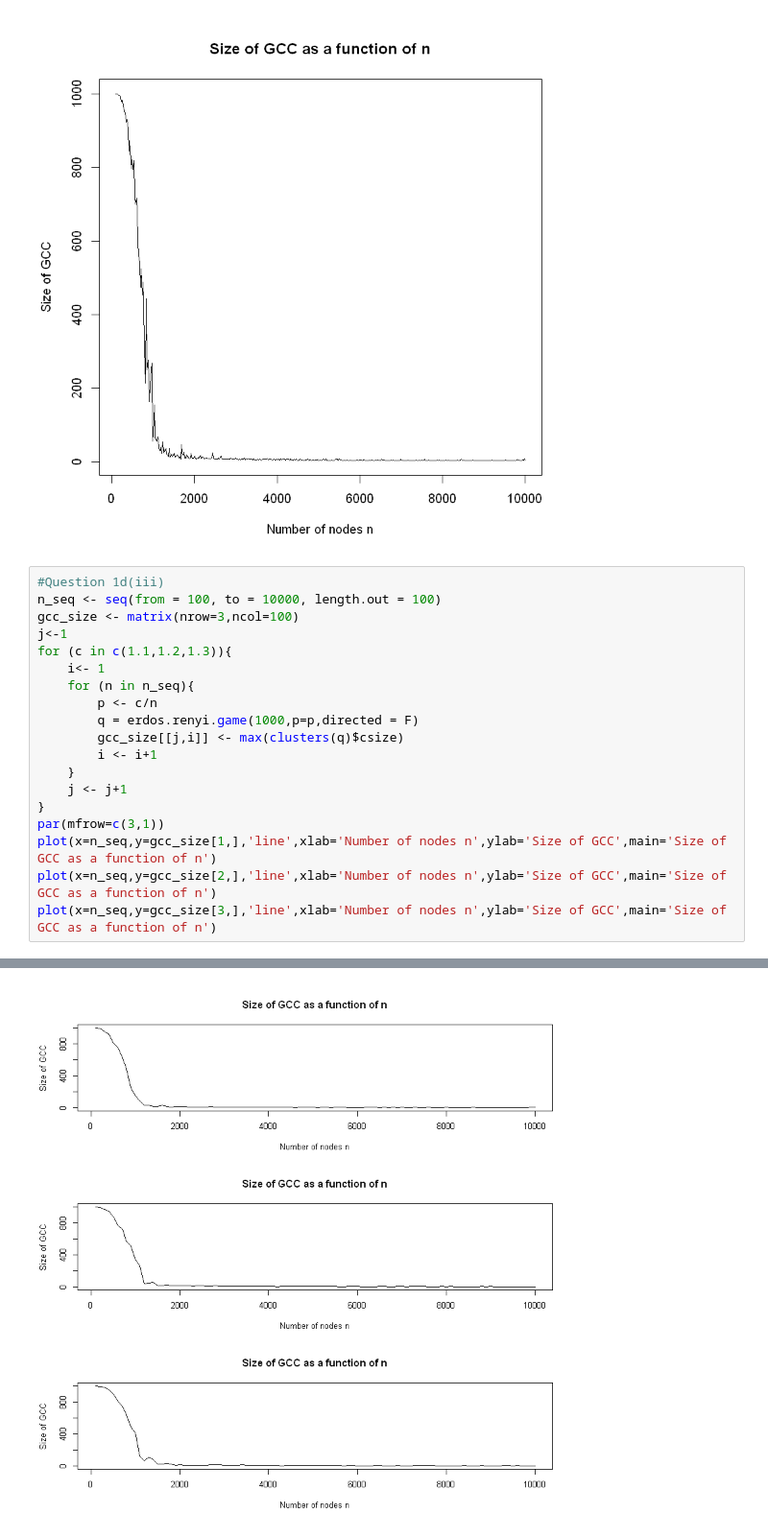
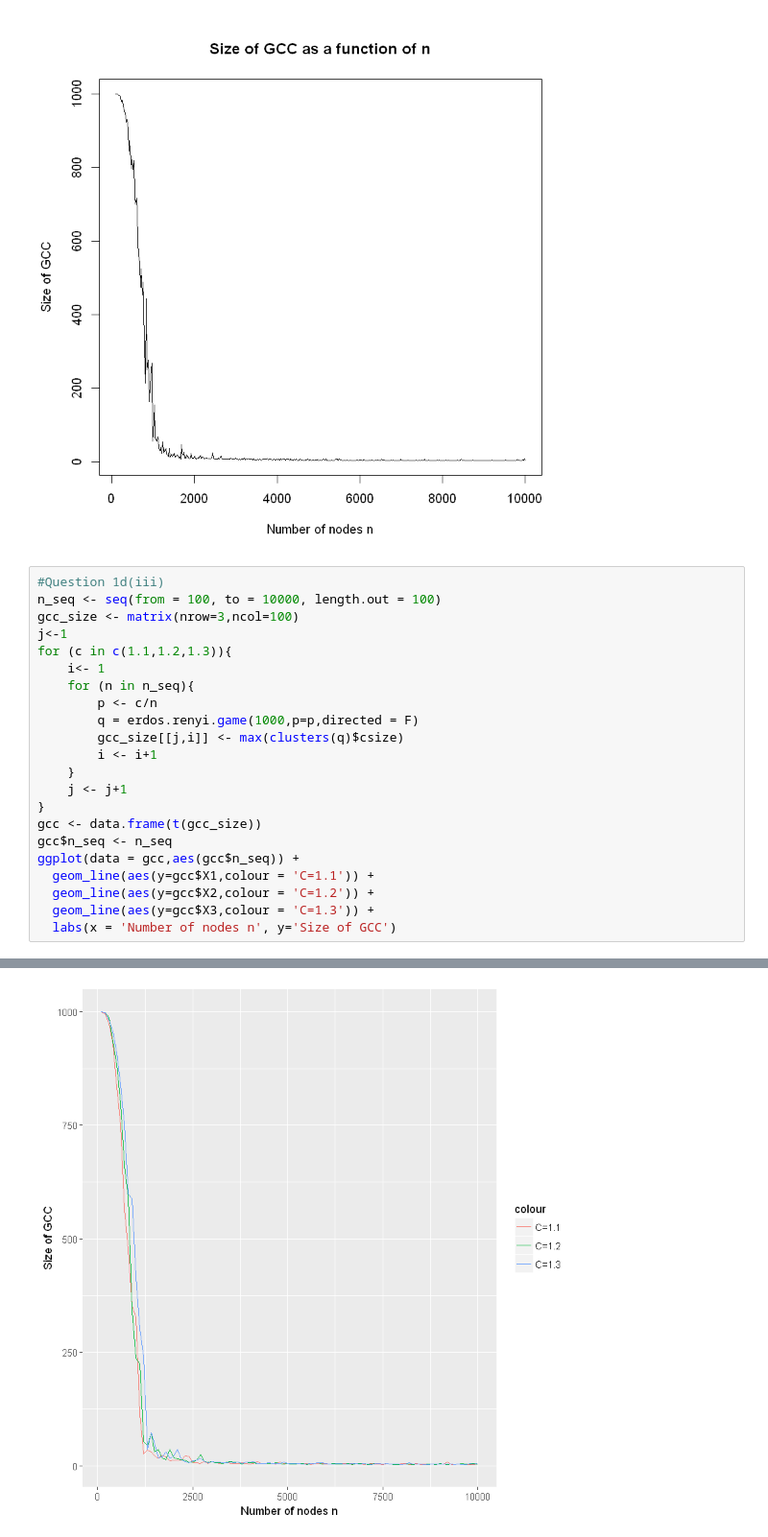
Before and after one commit to maithilibhide/ECE232, a Jupyter notebook: Project1/Q1.1_1.3.ipynb, the cells around one changed output, grey strips where cells are left out. Shown at 96% size. Cells and saved outputs as stored; diff of their text form.

```diff
--- a/Project1/Q1.1_1.3.ipynb
+++ b/Project1/Q1.1_1.3.ipynb
@@ -131,8 +118,11 @@ for (c in c(1.1,1.2,1.3)){
     }
     j <- j+1
 }
-par(mfrow=c(3,1))
-plot(x=n_seq,y=gcc_size[1,],'line',xlab='Number of nodes n',ylab='Size of GCC',main='Size of GCC as a function of n')
-plot(x=n_seq,y=gcc_size[2,],'line',xlab='Number of nodes n',ylab='Size of GCC',main='Size of GCC as a function of n')
-plot(x=n_seq,y=gcc_size[3,],'line',xlab='Number of nodes n',ylab='Size of GCC',main='Size of GCC as a function of n')
+gcc <- data.frame(t(gcc_size))
+gcc$n_seq <- n_seq
+ggplot(data = gcc,aes(gcc$n_seq)) +
+  geom_line(aes(y=gcc$X1,colour = 'C=1.1')) +
+  geom_line(aes(y=gcc$X2,colour = 'C=1.2')) +
+  geom_line(aes(y=gcc$X3,colour = 'C=1.3')) +
+  labs(x = 'Number of nodes n', y='Size of GCC')
 # %% [output]
@@ -143,4 +129,4 @@ Warning message in plot.xy(xy, type, ...):
-[figure, old version]
+[figure, new version]
 # %%
 #Question 1.3a
 g <- sample_pa_age(1000, pa.exp=1, aging.exp = -1, m = 1, aging.bin = 300, directed = F,
```
Also changed, not shown: parts of 7 cells of this notebook.
